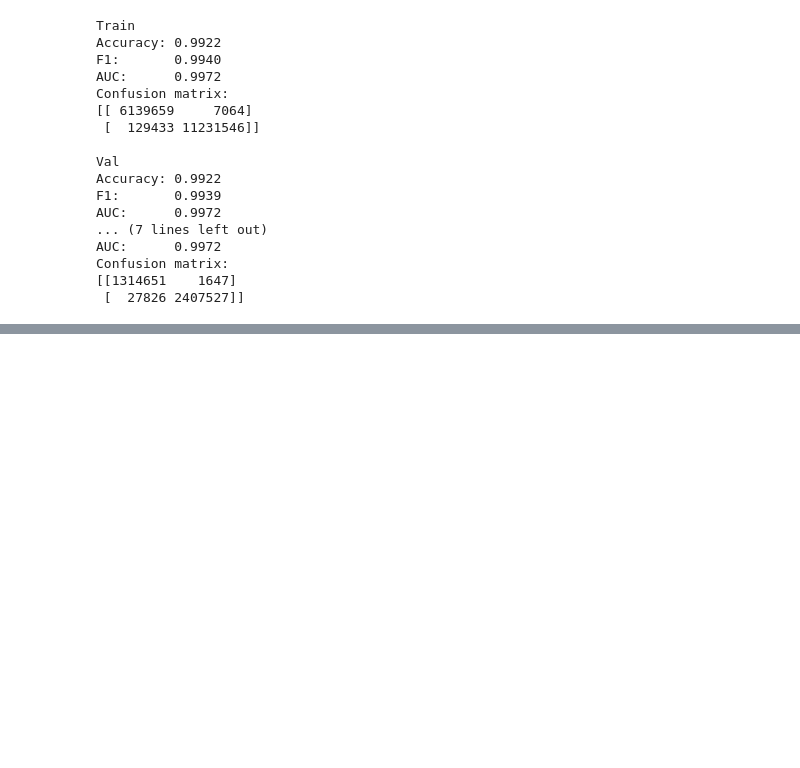
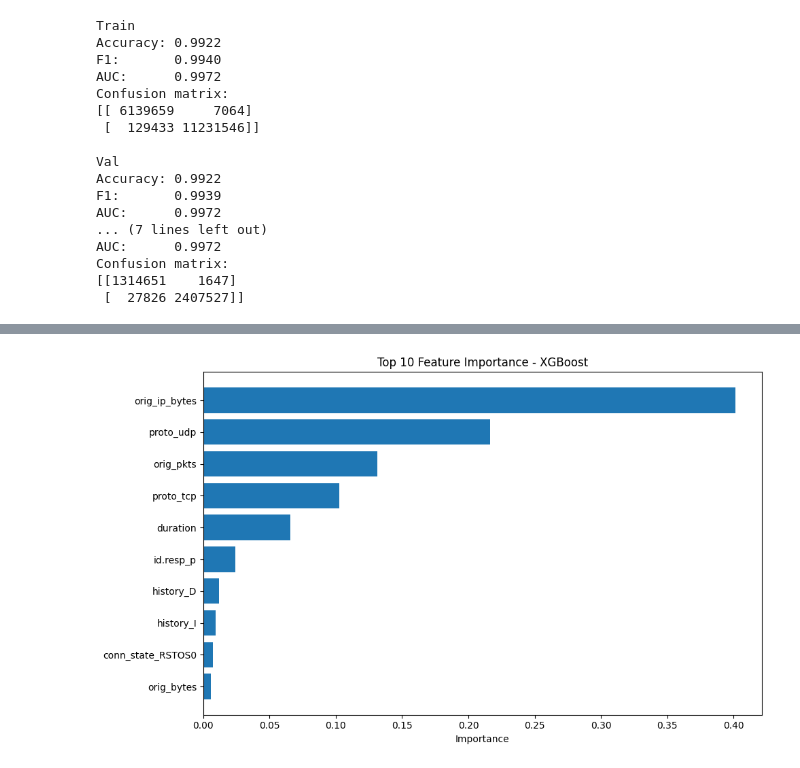
Before and after one commit to cwswilki/STAT-841-cr-an-di, a Jupyter notebook: XGBoost.ipynb, the cells around one changed output, grey strips where cells are left out. Cells and saved outputs as stored; diff of their text form; code cells hidden in the pictures; blank space fills up the shorter version.

Commit message:
Complete XGBoost with hyperparameter tuning

```diff
--- a/XGBoost.ipynb
+++ b/XGBoost.ipynb
@@ -468,0 +499,21 @@ KeyboardInterrupt:
+# %%
+import matplotlib.pyplot as plt
+
+# Feature Importance
+importance = final_model.feature_importances_
+feature_names = X_train.columns
+importance_df = pd.DataFrame({
+    'feature': feature_names,
+    'importance': importance
+}).sort_values('importance', ascending=False).head(10)
+
+plt.figure(figsize=(10, 6))
+plt.barh(importance_df['feature'], importance_df['importance'])
+plt.xlabel('Importance')
+plt.title('Top 10 Feature Importance - XGBoost')
+plt.gca().invert_yaxis()
+plt.tight_layout()
+plt.savefig('xgboost_feature_importance.png')
+plt.show()
+# %% [output]
+[figure, added]
```
Also changed, not shown: parts of 10 cells of this notebook, 3 other files.
